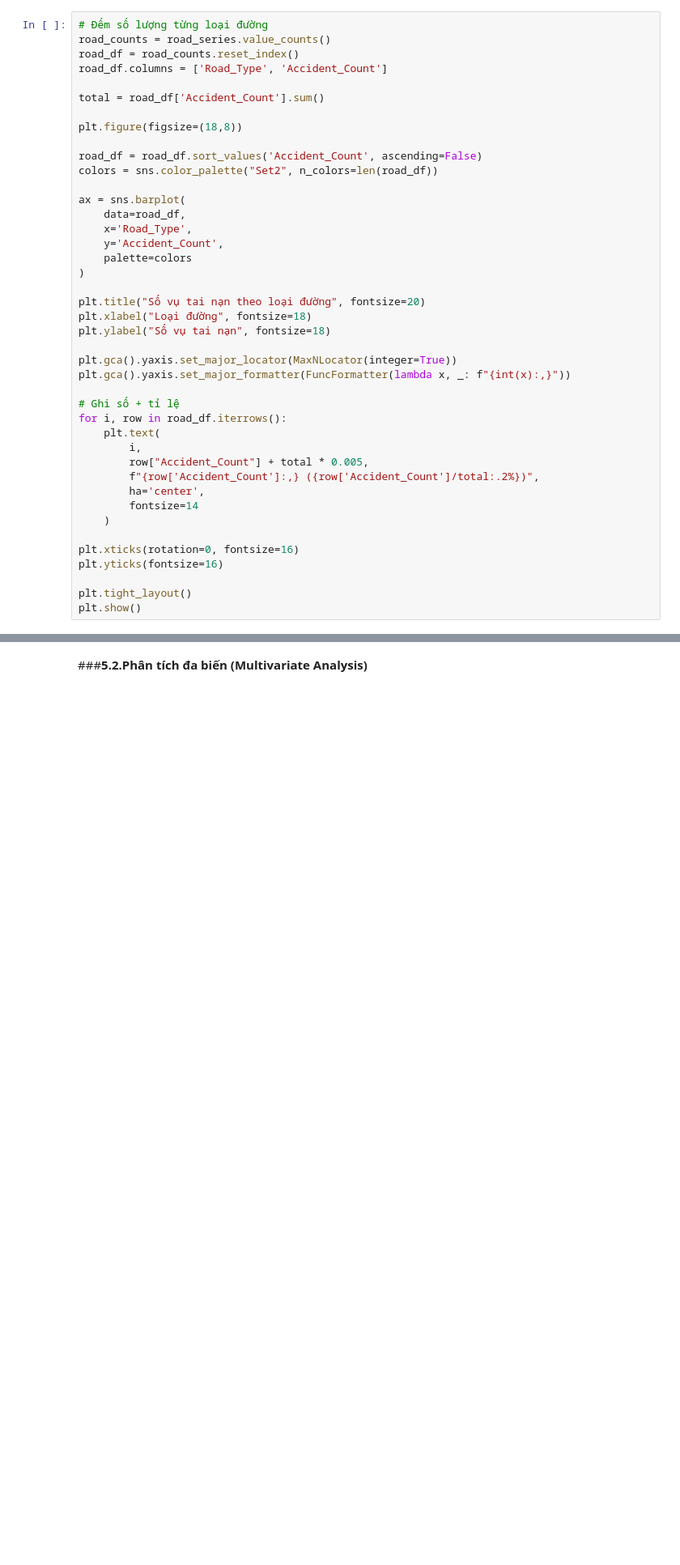
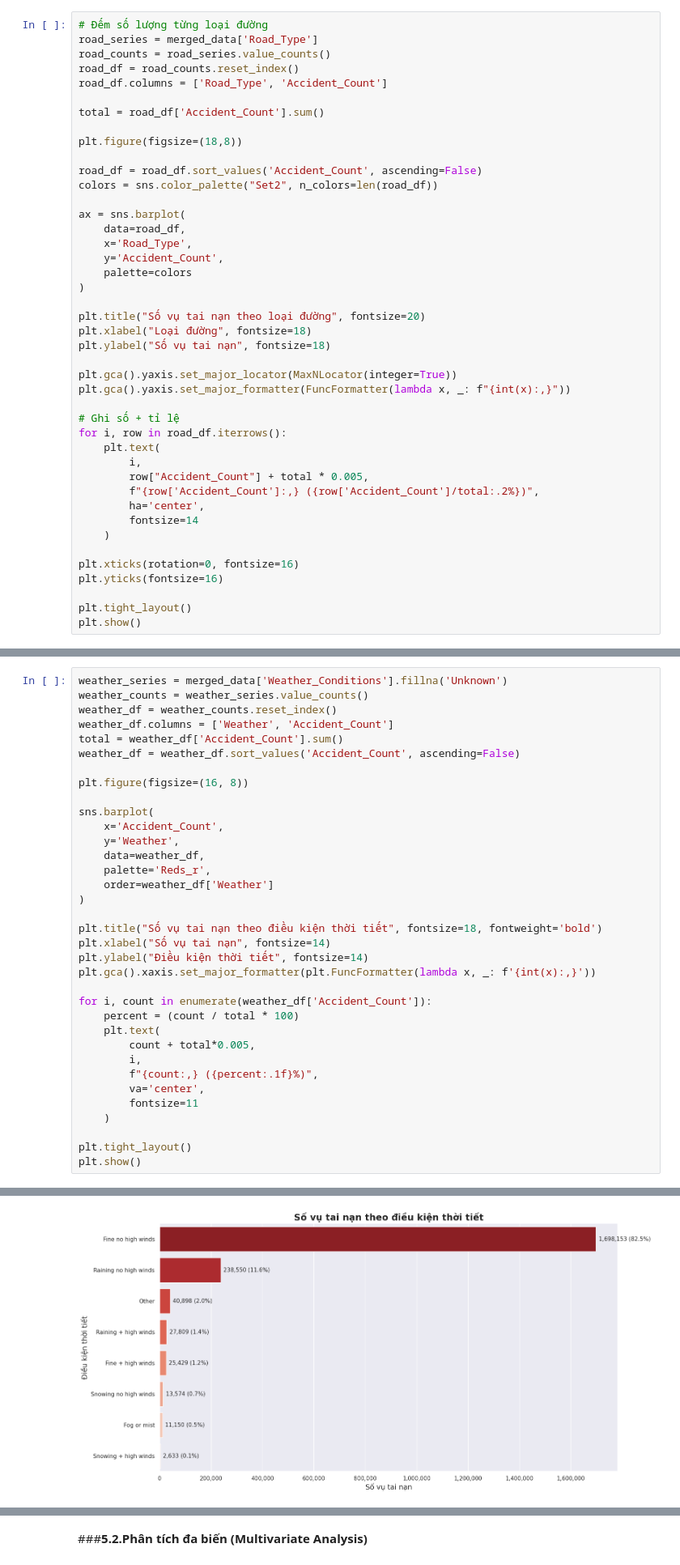
Before and after one commit to mihhwiNick/DA_project, a Jupyter notebook: UK_Road_Traffic_Accident_DA.ipynb, the cells around one changed output, grey strips where cells are left out. Shown at 81% size. Cells and saved outputs as stored; diff of their text form; blank space fills up the shorter version.

```diff
--- a/UK_Road_Traffic_Accident_DA.ipynb
+++ b/UK_Road_Traffic_Accident_DA.ipynb
@@ -1292,6 +1314,7 @@ plt.show()
 Sau khi đã quan sát sự khác biệt về số vụ tai nạn giữa đô thị và nông thôn, ta có thể thấy môi trường xảy ra tai nạn có ảnh hưởng rõ rệt đến tần suất va chạm. Tuy nhiên, “đô thị hay nông thôn” vẫn là một góc nhìn khá rộng. Để hiểu rõ hơn nguyên nhân và bối cảnh, ta cần đi sâu vào đặc điểm hạ tầng giao thông. ***Câu hỏi đặt ra: Trong các loại đường khác nhau, đâu là loại đường ghi nhận số vụ tai nạn cao nhất?***
 # %%
 # Đếm số lượng từng loại đường
+road_series = merged_data['Road_Type']
 road_counts = road_series.value_counts()
 road_df = road_counts.reset_index()
 road_df.columns = ['Road_Type', 'Accident_Count']
@@ -1340,0 +1369,36 @@ plt.show()
+# %%
+weather_series = merged_data['Weather_Conditions'].fillna('Unknown')
+weather_counts = weather_series.value_counts()
+weather_df = weather_counts.reset_index()
+weather_df.columns = ['Weather', 'Accident_Count']
+total = weather_df['Accident_Count'].sum()
+weather_df = weather_df.sort_values('Accident_Count', ascending=False)
+
+plt.figure(figsize=(16, 8))
+
+sns.barplot(
+    x='Accident_Count',
+    y='Weather',
+    data=weather_df,
+    palette='Reds_r',
+    order=weather_df['Weather']
+)
+
+plt.title("Số vụ tai nạn theo điều kiện thời tiết", fontsize=18, fontweight='bold')
+plt.xlabel("Số vụ tai nạn", fontsize=14)
+plt.ylabel("Điều kiện thời tiết", fontsize=14)
+plt.gca().xaxis.set_major_formatter(plt.FuncFormatter(lambda x, _: f'{int(x):,}'))
+
+for i, count in enumerate(weather_df['Accident_Count']):
+    percent = (count / total * 100)
+    plt.text(
+        count + total*0.005,
+        i,
+        f"{count:,} ({percent:.1f}%)",
+        va='center',
+        fontsize=11
+    )
+
+plt.tight_layout()
+plt.show()
+# %% [output]
@@ -1340,0 +1408 @@ plt.show()
+[figure, added]
```
Also changed, not shown: parts of 16 cells of this notebook.
